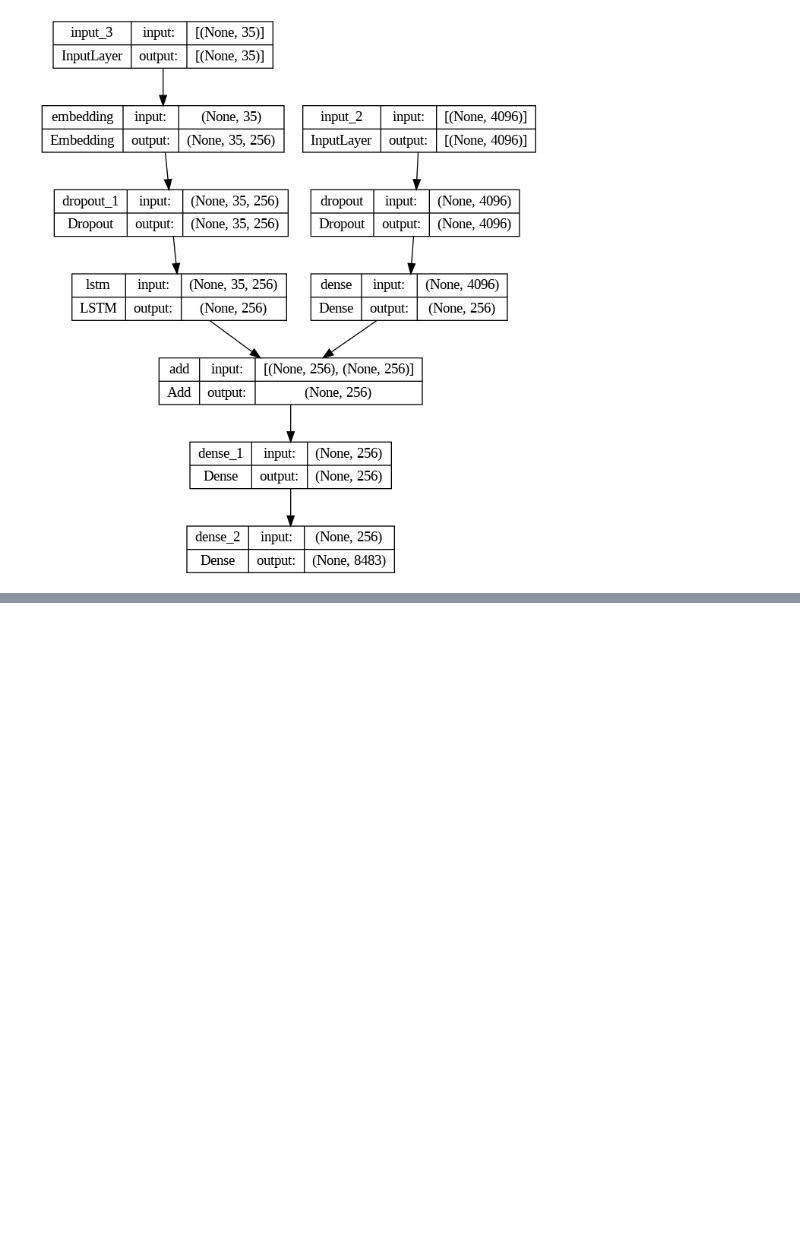
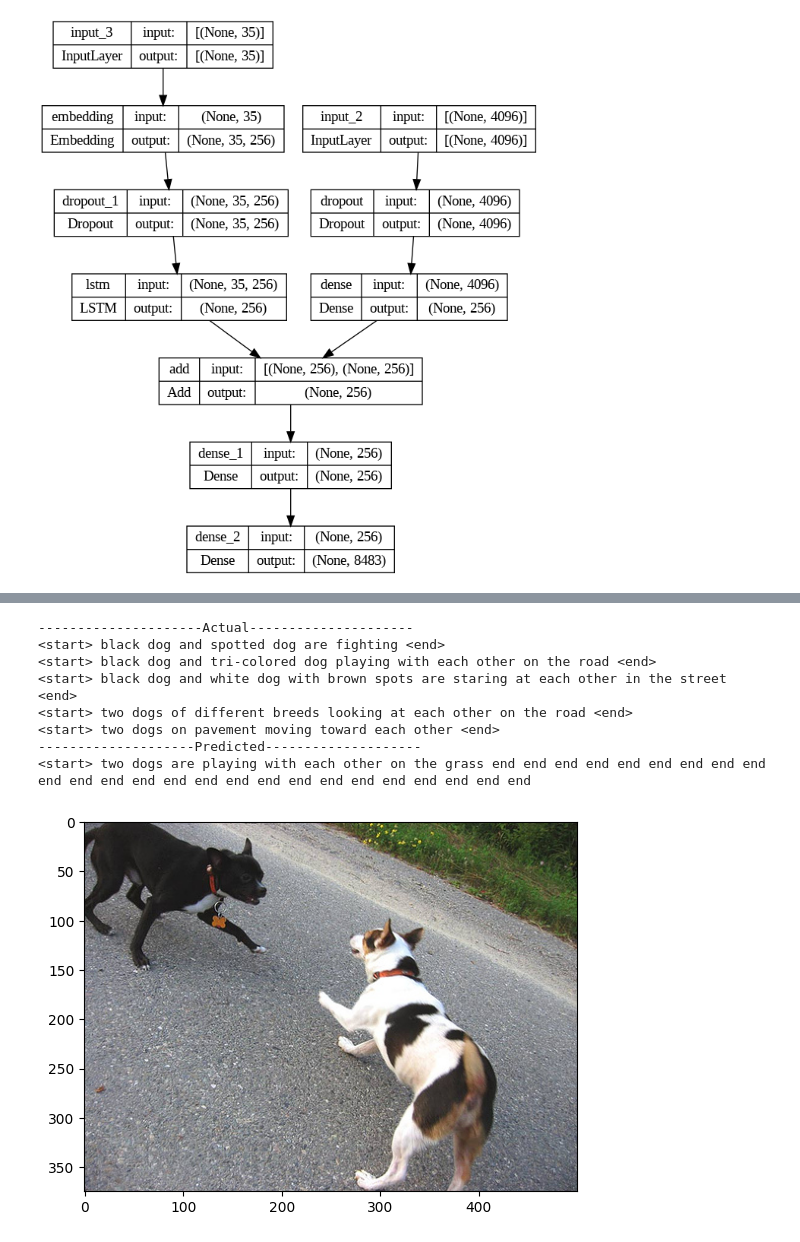
Before and after one commit to a4avikumar/Image-Caption-Generator, a Jupyter notebook: Image_Caption_Generator.ipynb, the cells around one changed output, grey strips where cells are left out. Cells and saved outputs as stored; diff of their text form; code cells hidden in the pictures; blank space fills up the shorter version.

```diff
--- a/Image_Caption_Generator.ipynb
+++ b/Image_Caption_Generator.ipynb
@@ -345,0 +349,30 @@ NameError: name 'tqdm' is not defined
+# %%
+from PIL import Image
+import matplotlib.pyplot as plt
+def generate_caption(image_name):
+    # load the image
+    # image_name = "1001773457_577c3a7d70.jpg"
+    image_id = image_name.split('.')[0]
+    img_path = os.path.join(BASE_DIR, "Images", image_name)
+    image = Image.open(img_path)
+    captions = mapping[image_id]
+    print('---------------------Actual---------------------')
+    for caption in captions:
+        print(caption)
+    # predict the caption
+    y_pred = predict_caption(model, features[image_id], tokenizer, max_length)
+    print('--------------------Predicted--------------------')
+    print(y_pred)
+    plt.imshow(image)
+# %%
+generate_caption("1001773457_577c3a7d70.jpg")
+# %% [output]
+---------------------Actual---------------------
+<start> black dog and spotted dog are fighting <end>
+<start> black dog and tri-colored dog playing with each other on the road <end>
+<start> black dog and white dog with brown spots are staring at each other in the street <end>
+<start> two dogs of different breeds looking at each other on the road <end>
+<start> two dogs on pavement moving toward each other <end>
+--------------------Predicted--------------------
+<start> two dogs are playing with each other on the grass end end end end end end end end end end end end end end end end end end end end end end end end end
+[figure, added]
```
Also changed, not shown: parts of 5 cells of this notebook.
